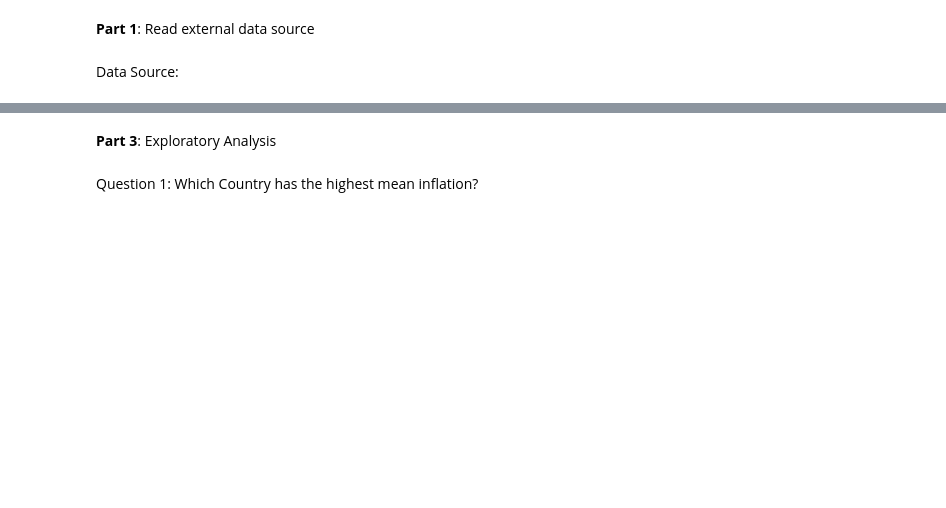
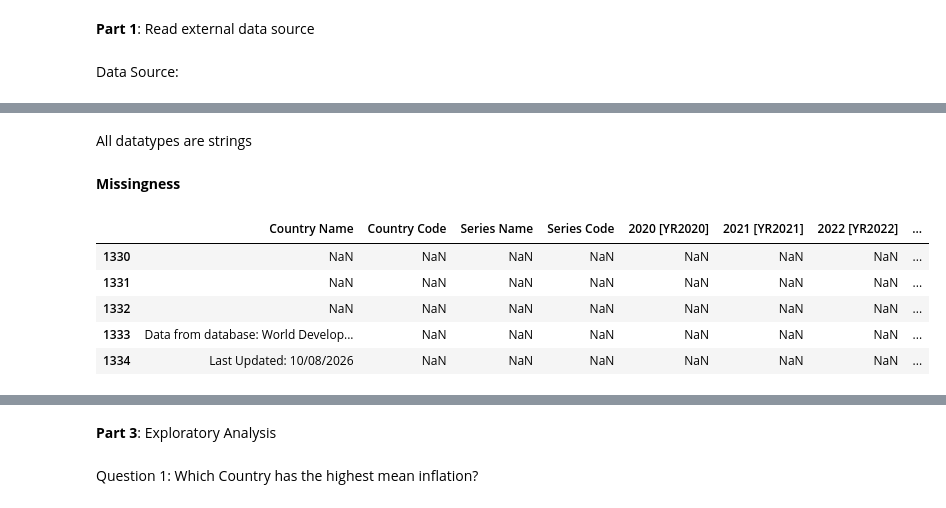
Before and after one commit to lukelowe19/STA556-HW-2, a Jupyter notebook: notebooks/hw_2.ipynb, the cells around one changed output, grey strips where cells are left out. Drawn from its saved outputs; the diff is of its cells as text; code cells hidden in the pictures; blank space fills up the shorter version.

```diff
--- a/notebooks/hw_2.ipynb
+++ b/notebooks/hw_2.ipynb
@@ -16,0 +63,13 @@ len(raw)
+# %% [markdown]
+All datatypes are strings
+# %% [markdown]
+**Missingness**
+# %%
+raw.loc[raw.isna().any(axis=1)]
+# %% [output]
+|  | Country Name | Country Code | Series Name | Series Code | 2020 [YR2020] | 2021 [YR2021] | 2022 [YR2022] | ... |
+| 1330 | NaN | NaN | NaN | NaN | NaN | NaN | NaN | ... |
+| 1331 | NaN | NaN | NaN | NaN | NaN | NaN | NaN | ... |
+| 1332 | NaN | NaN | NaN | NaN | NaN | NaN | NaN | ... |
+| 1333 | Data from database: World Develop... | NaN | NaN | NaN | NaN | NaN | NaN | ... |
+| 1334 | Last Updated: 10/08/2026 | NaN | NaN | NaN | NaN | NaN | NaN | ... |
```
Also changed, not shown: parts of 25 cells of this notebook, 4 other files.
